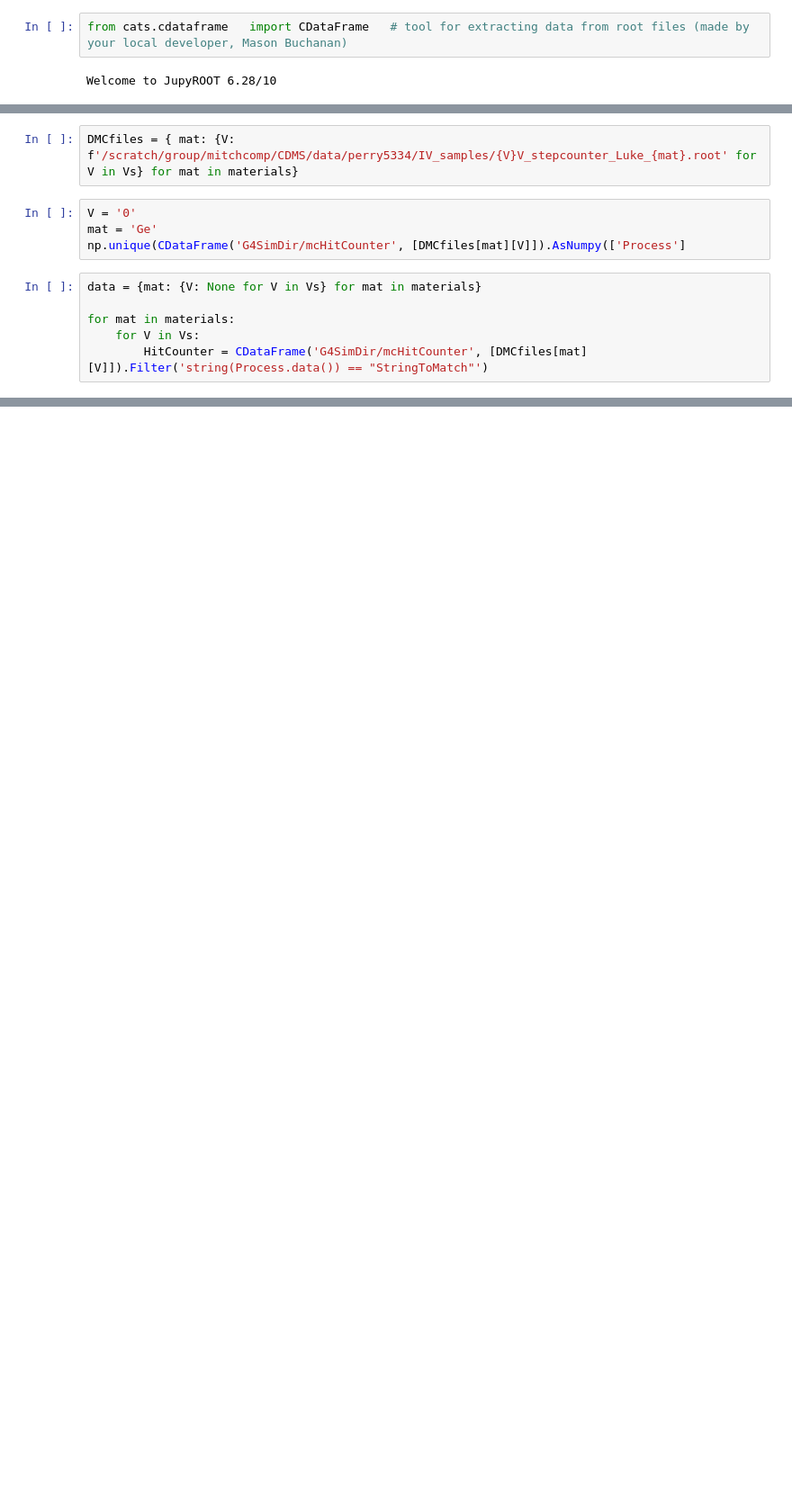
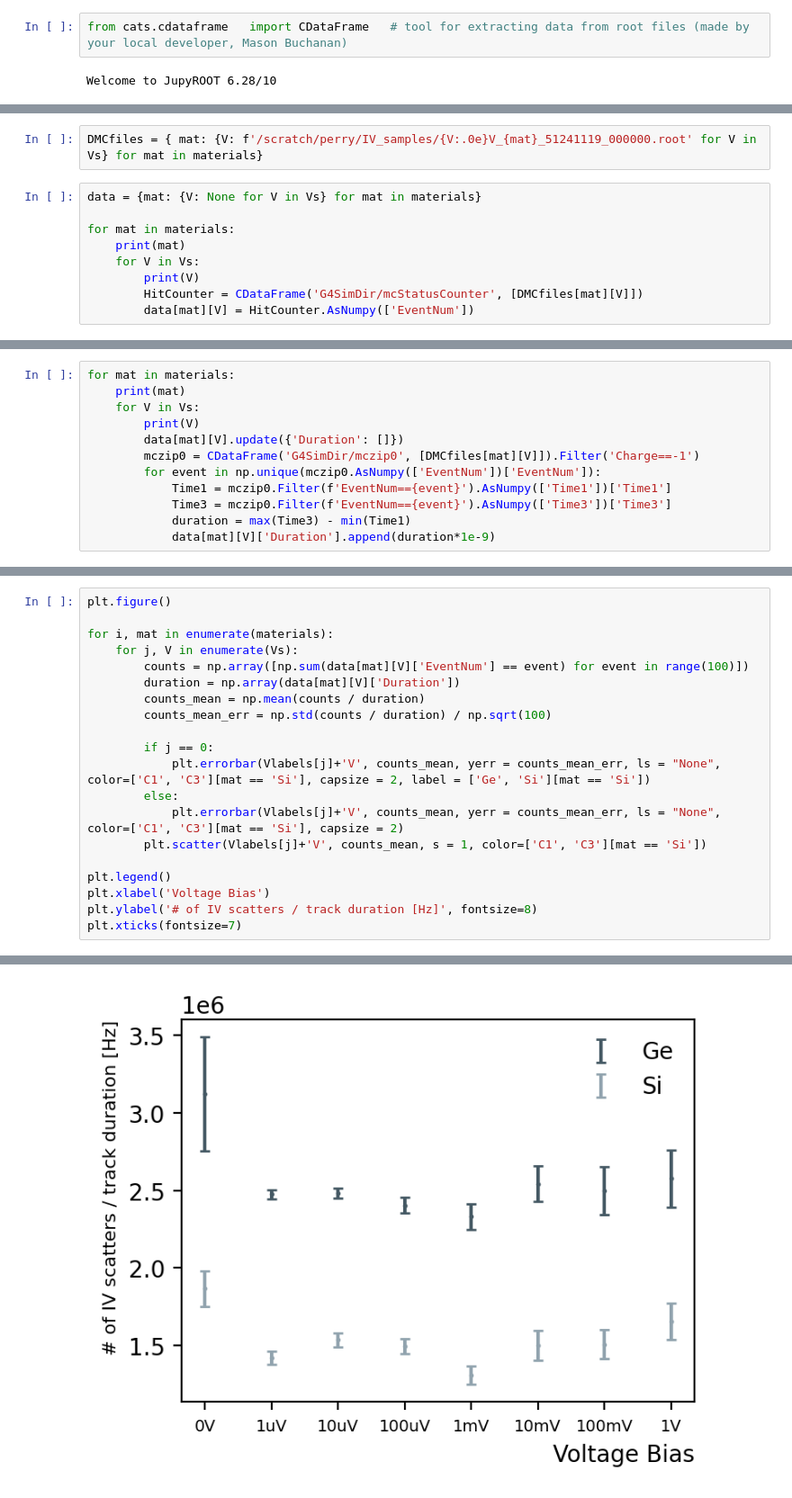
Before and after one commit to perry5334/CDMS, a Jupyter notebook: notebooks/MSC_NTLemission/IV_scattering.ipynb, the cells around one changed output, grey strips where cells are left out. Shown at 90% size. Cells and saved outputs as stored; diff of their text form; blank space fills up the shorter version.

Commit message:
Updated IV_scattering notebook with new samples in Cedar

```diff
--- a/notebooks/MSC_NTLemission/IV_scattering.ipynb
+++ b/notebooks/MSC_NTLemission/IV_scattering.ipynb
@@ -29,13 +30,12 @@ Vs = ['0', '1u', '10u', '100u', '1m', '10m', '100m', '1']
 materials = ['Ge', 'Si']
 # %%
-DMCfiles = { mat: {V: f'/scratch/group/mitchcomp/CDMS/data/perry5334/IV_samples/{V}V_stepcounter_Luke_{mat}.root' for V in Vs} for mat in materials}
+DMCfiles = { mat: {V: f'/scratch/perry/IV_samples/{V:.0e}V_{mat}_51241119_000000.root' for V in Vs} for mat in materials}
-# %%
-V = '0'
-mat = 'Ge'
-np.unique(CDataFrame('G4SimDir/mcHitCounter', [DMCfiles[mat][V]]).AsNumpy(['Process']
 # %%
 data = {mat: {V: None for V in Vs} for mat in materials}
 
 for mat in materials:
+    print(mat)
     for V in Vs:
-        HitCounter = CDataFrame('G4SimDir/mcHitCounter', [DMCfiles[mat][V]]).Filter('string(Process.data()) == "StringToMatch"')
+        print(V)
+        HitCounter = CDataFrame('G4SimDir/mcStatusCounter', [DMCfiles[mat][V]])
+        data[mat][V] = HitCounter.AsNumpy(['EventNum'])
@@ -41,0 +61,12 @@ for mat in materials:
+# %%
+for mat in materials:
+    print(mat)
+    for V in Vs:
+        print(V)
+        data[mat][V].update({'Duration': []})
+        mczip0 = CDataFrame('G4SimDir/mczip0', [DMCfiles[mat][V]]).Filter('Charge==-1')
+        for event in np.unique(mczip0.AsNumpy(['EventNum'])['EventNum']):
+            Time1 = mczip0.Filter(f'EventNum=={event}').AsNumpy(['Time1'])['Time1']
+            Time3 = mczip0.Filter(f'EventNum=={event}').AsNumpy(['Time3'])['Time3']
+            duration = max(Time3) - min(Time1)
+            data[mat][V]['Duration'].append(duration*1e-9)
@@ -41,0 +96,21 @@ for mat in materials:
+# %%
+plt.figure()
+
+for i, mat in enumerate(materials):
+    for j, V in enumerate(Vs):
+        counts = np.array([np.sum(data[mat][V]['EventNum'] == event) for event in range(100)])
+        duration = np.array(data[mat][V]['Duration'])
+        counts_mean = np.mean(counts / duration)
+        counts_mean_err = np.std(counts / duration) / np.sqrt(100)
+
+        if j == 0:
+            plt.errorbar(Vlabels[j]+'V', counts_mean, yerr = counts_mean_err, ls = "None", color=['C1', 'C3'][mat == 'Si'], capsize = 2, label = ['Ge', 'Si'][mat == 'Si'])
+        else:
+            plt.errorbar(Vlabels[j]+'V', counts_mean, yerr = counts_mean_err, ls = "None", color=['C1', 'C3'][mat == 'Si'], capsize = 2)
+        plt.scatter(Vlabels[j]+'V', counts_mean, s = 1, color=['C1', 'C3'][mat == 'Si'])
+
+plt.legend()
+plt.xlabel('Voltage Bias')
+plt.ylabel('# of IV scatters / track duration [Hz]', fontsize=8)
+plt.xticks(fontsize=7)
+# %% [output]
@@ -41,0 +126 @@ for mat in materials:
+[figure, added]
```
Also changed, not shown: parts of 12 cells of this notebook, 1 other file.
